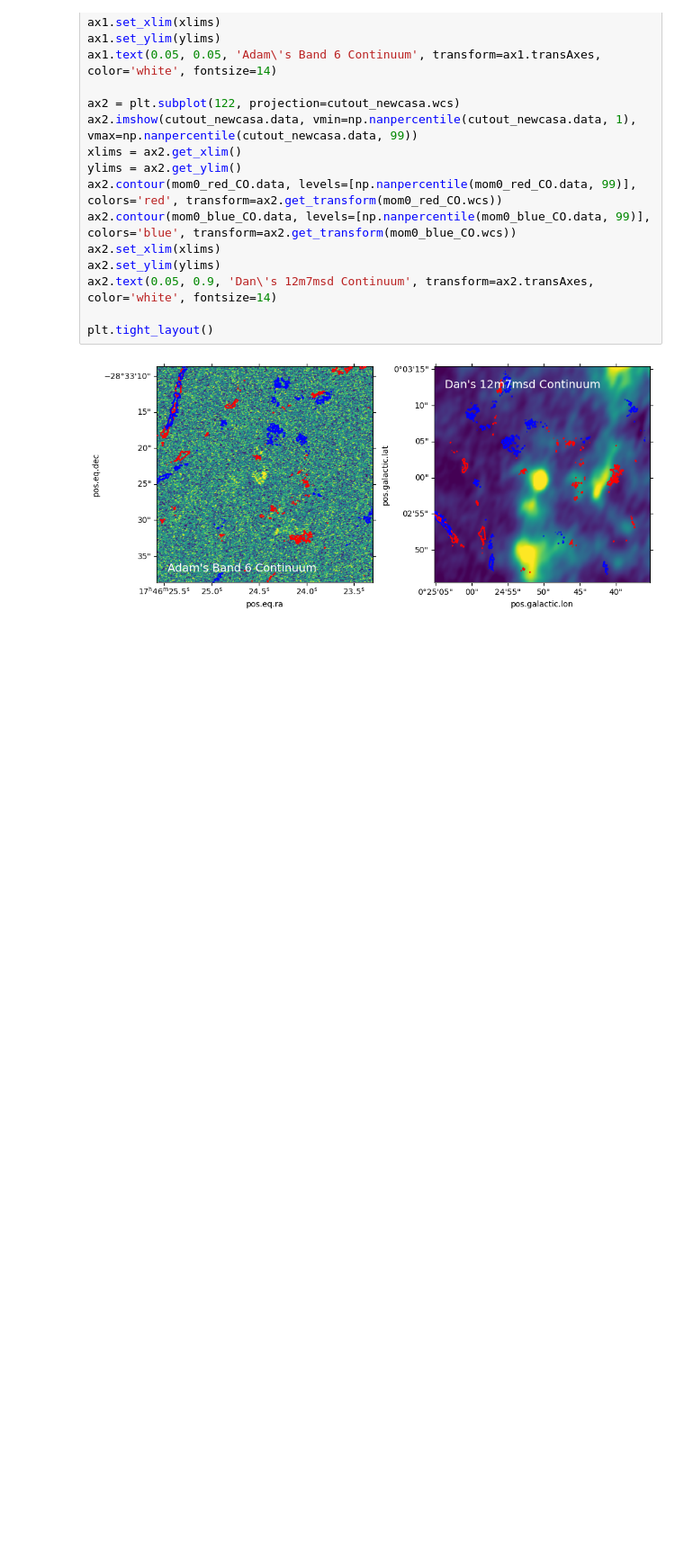
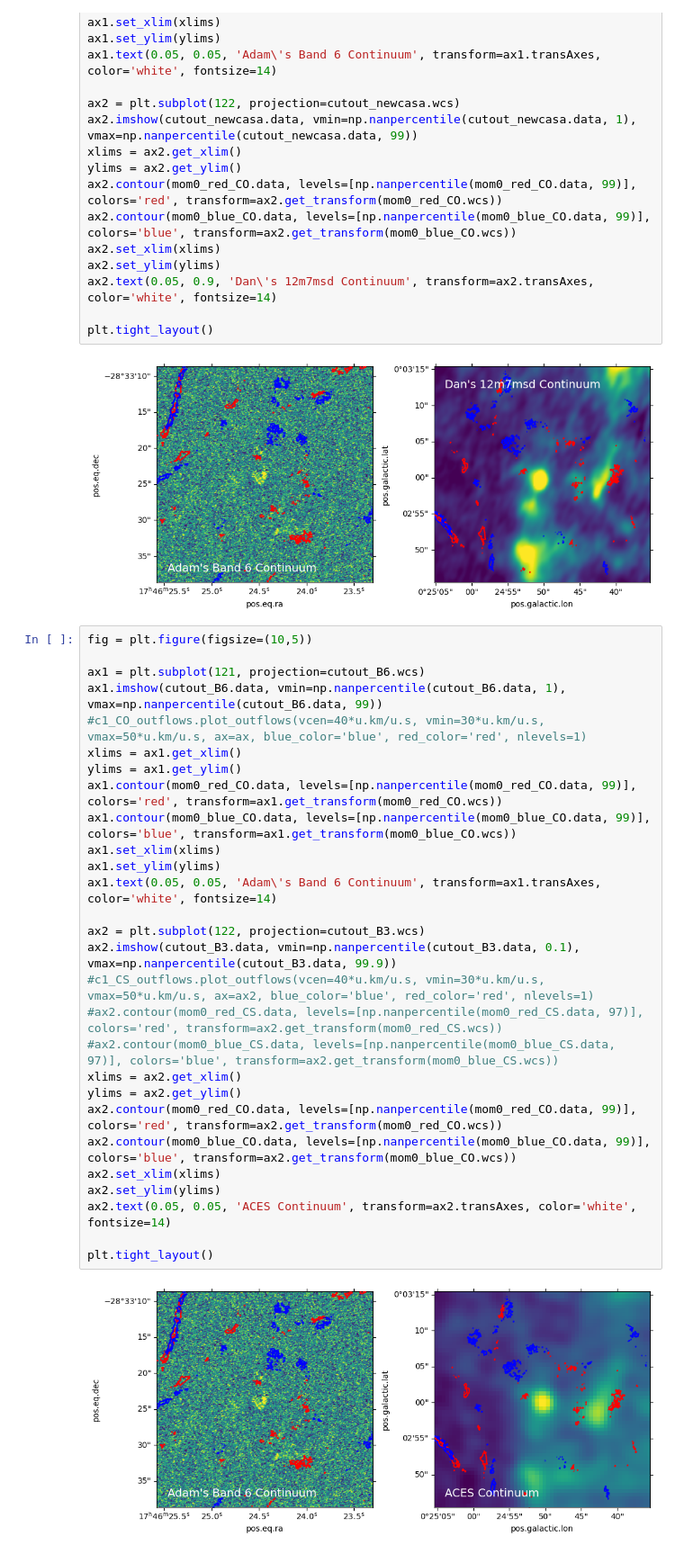
Before and after one commit to SpacialTree/dustridge-cd, a Jupyter notebook: notebooks/dustridge_d_outflow.ipynb, the cells around one changed output. Shown at 90% size. Cells and saved outputs as stored; diff of their text form; blank space fills up the shorter version.

```diff
--- a/notebooks/dustridge_d_outflow.ipynb
+++ b/notebooks/dustridge_d_outflow.ipynb
@@ -122,3 +122,33 @@ ax2.text(0.05, 0.9, 'Dan\'s 12m7msd Continuum', transform=ax2.transAxes, color='
 plt.tight_layout()
 # %% [output]
 [figure]
+# %%
+fig = plt.figure(figsize=(10,5))
+
+ax1 = plt.subplot(121, projection=cutout_B6.wcs)
+ax1.imshow(cutout_B6.data, vmin=np.nanpercentile(cutout_B6.data, 1), vmax=np.nanpercentile(cutout_B6.data, 99))
+#c1_CO_outflows.plot_outflows(vcen=40*u.km/u.s, vmin=30*u.km/u.s, vmax=50*u.km/u.s, ax=ax, blue_color='blue', red_color='red', nlevels=1)
+xlims = ax1.get_xlim()
+ylims = ax1.get_ylim()
+ax1.contour(mom0_red_CO.data, levels=[np.nanpercentile(mom0_red_CO.data, 99)], colors='red', transform=ax1.get_transform(mom0_red_CO.wcs))
+ax1.contour(mom0_blue_CO.data, levels=[np.nanpercentile(mom0_blue_CO.data, 99)], colors='blue', transform=ax1.get_transform(mom0_blue_CO.wcs))
+ax1.set_xlim(xlims)
+ax1.set_ylim(ylims)
+ax1.text(0.05, 0.05, 'Adam\'s Band 6 Continuum', transform=ax1.transAxes, color='white', fontsize=14)
+
+ax2 = plt.subplot(122, projection=cutout_B3.wcs)
+ax2.imshow(cutout_B3.data, vmin=np.nanpercentile(cutout_B3.data, 0.1), vmax=np.nanpercentile(cutout_B3.data, 99.9))
+#c1_CS_outflows.plot_outflows(vcen=40*u.km/u.s, vmin=30*u.km/u.s, vmax=50*u.km/u.s, ax=ax2, blue_color='blue', red_color='red', nlevels=1)
+#ax2.contour(mom0_red_CS.data, levels=[np.nanpercentile(mom0_red_CS.data, 97)], colors='red', transform=ax2.get_transform(mom0_red_CS.wcs))
+#ax2.contour(mom0_blue_CS.data, levels=[np.nanpercentile(mom0_blue_CS.data, 97)], colors='blue', transform=ax2.get_transform(mom0_blue_CS.wcs))
+xlims = ax2.get_xlim()
+ylims = ax2.get_ylim()
+ax2.contour(mom0_red_CO.data, levels=[np.nanpercentile(mom0_red_CO.data, 99)], colors='red', transform=ax2.get_transform(mom0_red_CO.wcs))
+ax2.contour(mom0_blue_CO.data, levels=[np.nanpercentile(mom0_blue_CO.data, 99)], colors='blue', transform=ax2.get_transform(mom0_blue_CO.wcs))
+ax2.set_xlim(xlims)
+ax2.set_ylim(ylims)
+ax2.text(0.05, 0.05, 'ACES Continuum', transform=ax2.transAxes, color='white', fontsize=14)
+
+plt.tight_layout()
+# %% [output]
+[figure, added]
```
